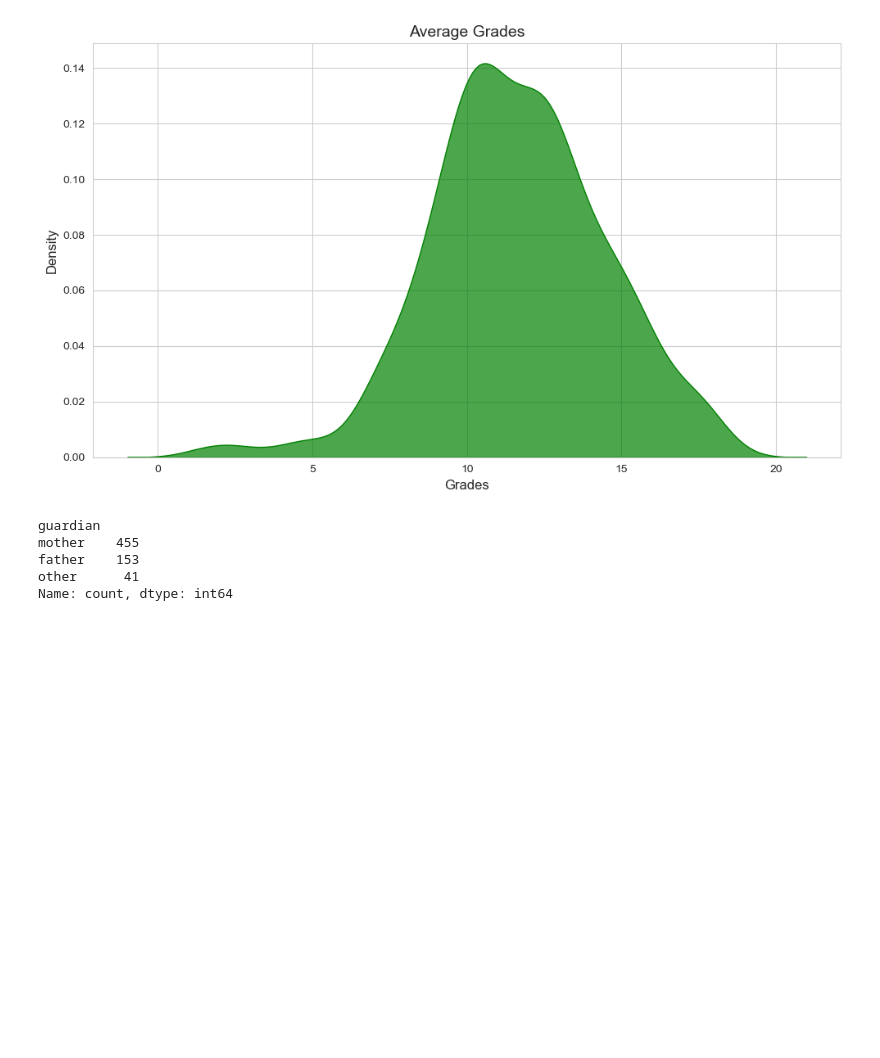
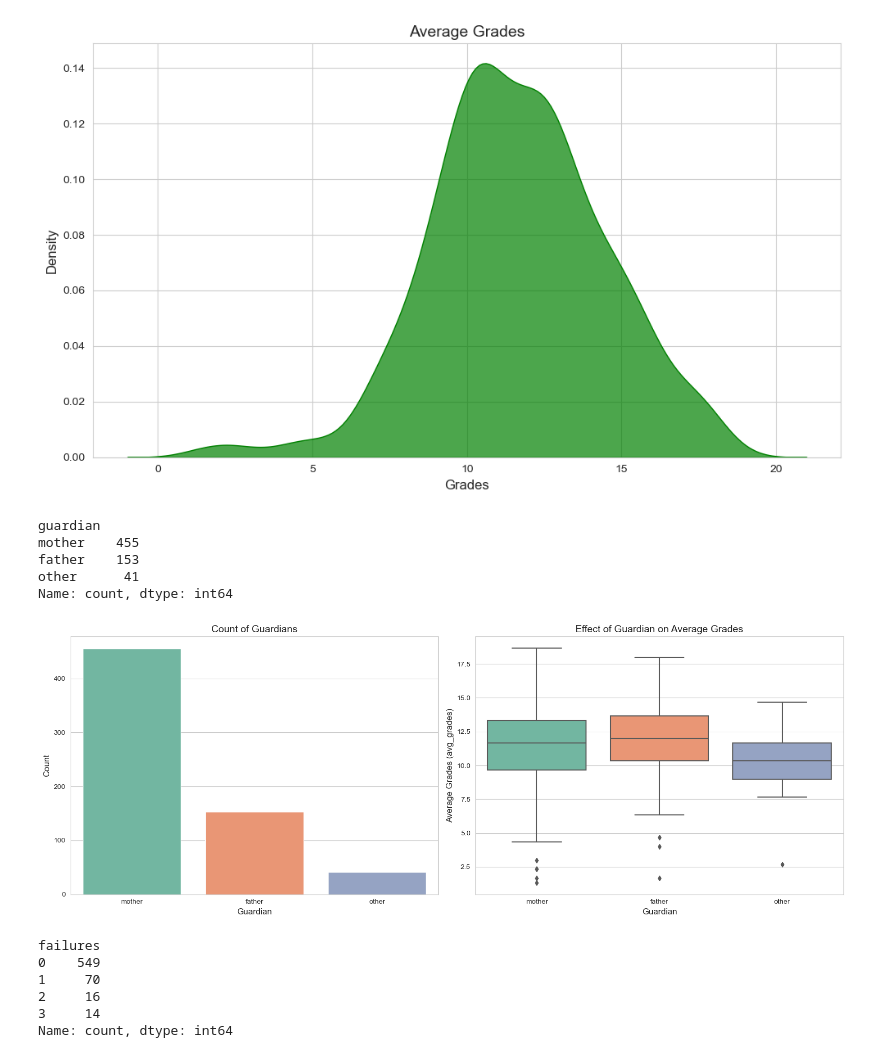
Before and after one commit to rb23abm/Behavioral-and-Alcohol-Consumption-Data-Driven-Models-for-Academic-Success-Prediction, a Jupyter notebook: code.ipynb, the cells around one changed output. Cells and saved outputs as stored; diff of their text form; code cells hidden in the pictures; blank space fills up the shorter version.

```diff
--- a/code.ipynb
+++ b/code.ipynb
@@ -290,3 +292,28 @@ mother    455
 father    153
 other      41
 Name: count, dtype: int64
+# %%
+fig, axes = plt.subplots(1, 2, figsize=(16, 6))
+
+sns.countplot(x='guardian', data=df, palette='Set2', ax=axes[0])
+axes[0].set_title('Count of Guardians', fontsize=14)
+axes[0].set_xlabel('Guardian', fontsize=12)
+axes[0].set_ylabel('Count', fontsize=12)
+
+sns.boxplot(x='guardian', y='avg_grades', data=df, palette='Set2', ax=axes[1])
+axes[1].set_title('Effect of Guardian on Average Grades', fontsize=14)
+axes[1].set_xlabel('Guardian', fontsize=12)
+axes[1].set_ylabel('Average Grades (avg_grades)', fontsize=12)
+plt.tight_layout()
+plt.show()
+# %% [output]
+[figure, added]
+# %%
+df['failures'].value_counts()
+# %% [output]
+failures
+0    549
+1     70
+2     16
+3     14
+Name: count, dtype: int64
```
Also changed, not shown: parts of 20 cells of this notebook.
